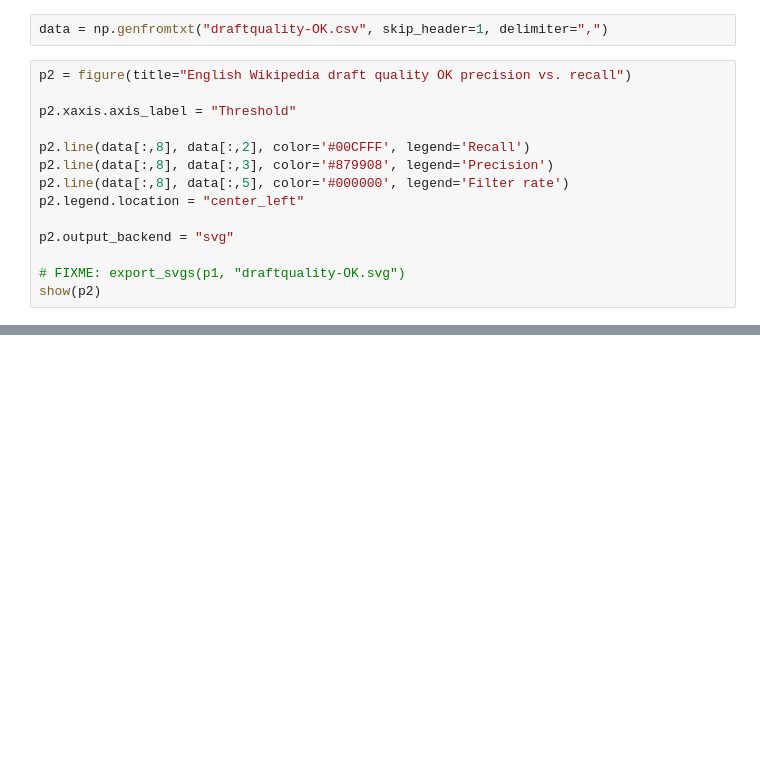
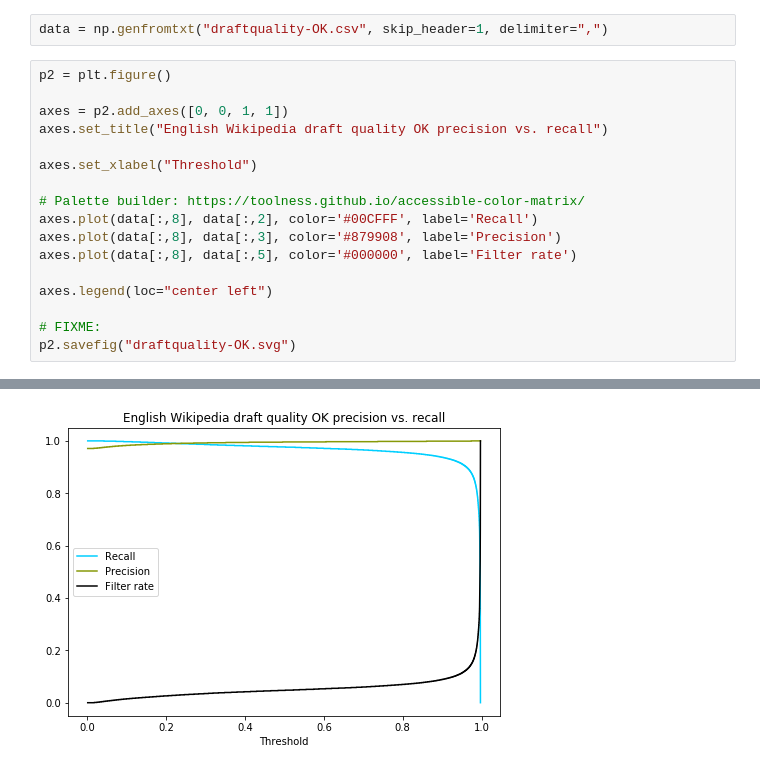
Before and after one commit to adamwight/thresholds_diagrams, a Jupyter notebook: Thresholds diagrams.ipynb, the cells around one changed output, grey strips where cells are left out. Saved outputs shown, nothing was run; the diff lists cells and outputs as text; blank space fills up the shorter version.

```diff
--- a/Thresholds diagrams.ipynb
+++ b/Thresholds diagrams.ipynb
@@ -38,17 +34,20 @@ show(p1)
 # %%
 data = np.genfromtxt("draftquality-OK.csv", skip_header=1, delimiter=",")
 # %%
-p2 = figure(title="English Wikipedia draft quality OK precision vs. recall")
+p2 = plt.figure()
 
-p2.xaxis.axis_label = "Threshold"
+axes = p2.add_axes([0, 0, 1, 1])
+axes.set_title("English Wikipedia draft quality OK precision vs. recall")
 
-p2.line(data[:,8], data[:,2], color='#00CFFF', legend='Recall')
-p2.line(data[:,8], data[:,3], color='#879908', legend='Precision')
-p2.line(data[:,8], data[:,5], color='#000000', legend='Filter rate')
-p2.legend.location = "center_left"
+axes.set_xlabel("Threshold")
 
-p2.output_backend = "svg"
+# Palette builder: https://toolness.github.io/accessible-color-matrix/
+axes.plot(data[:,8], data[:,2], color='#00CFFF', label='Recall')
+axes.plot(data[:,8], data[:,3], color='#879908', label='Precision')
+axes.plot(data[:,8], data[:,5], color='#000000', label='Filter rate')
 
-# FIXME: export_svgs(p1, "draftquality-OK.svg")
-show(p2)
+axes.legend(loc="center left")
+
+# FIXME:
+p2.savefig("draftquality-OK.svg")
 # %% [output]
@@ -55,0 +54 @@ show(p2)
+[figure, added]
```
Also changed, not shown: parts of 5 cells of this notebook, 1 other file.
